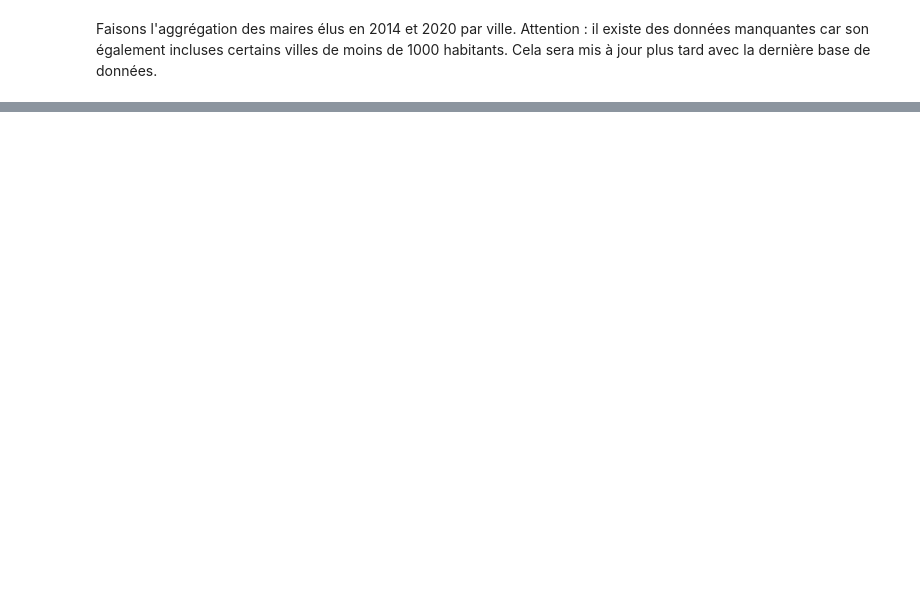
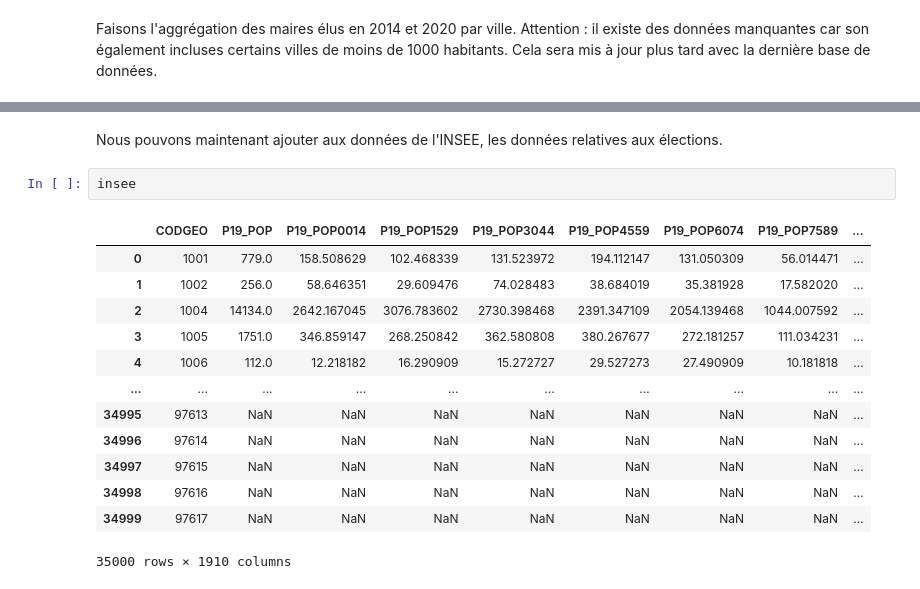
Before and after one commit to HenrideT/Projet_Python, a Jupyter notebook: Récupération.ipynb, the cells around one changed output, grey strips where cells are left out. Saved outputs shown, nothing was run; the diff lists cells and outputs as text; blank space fills up the shorter version.

```diff
--- a/Récupération.ipynb
+++ b/Récupération.ipynb
@@ -286,0 +360,18 @@ insee.head()
+# %% [markdown]
+Nous pouvons maintenant ajouter aux données de l'INSEE, les données relatives aux élections.
+# %%
+insee
+# %% [output]
+|  | CODGEO | P19_POP | P19_POP0014 | P19_POP1529 | P19_POP3044 | P19_POP4559 | P19_POP6074 | P19_POP7589 | ... |
+| 0 | 1001 | 779.0 | 158.508629 | 102.468339 | 131.523972 | 194.112147 | 131.050309 | 56.014471 | ... |
+| 1 | 1002 | 256.0 | 58.646351 | 29.609476 | 74.028483 | 38.684019 | 35.381928 | 17.582020 | ... |
+| 2 | 1004 | 14134.0 | 2642.167045 | 3076.783602 | 2730.398468 | 2391.347109 | 2054.139468 | 1044.007592 | ... |
+| 3 | 1005 | 1751.0 | 346.859147 | 268.250842 | 362.580808 | 380.267677 | 272.181257 | 111.034231 | ... |
+| 4 | 1006 | 112.0 | 12.218182 | 16.290909 | 15.272727 | 29.527273 | 27.490909 | 10.181818 | ... |
+| ... | ... | ... | ... | ... | ... | ... | ... | ... | ... |
+| 34995 | 97613 | NaN | NaN | NaN | NaN | NaN | NaN | NaN | ... |
+| 34996 | 97614 | NaN | NaN | NaN | NaN | NaN | NaN | NaN | ... |
+| 34997 | 97615 | NaN | NaN | NaN | NaN | NaN | NaN | NaN | ... |
+| 34998 | 97616 | NaN | NaN | NaN | NaN | NaN | NaN | NaN | ... |
+| 34999 | 97617 | NaN | NaN | NaN | NaN | NaN | NaN | NaN | ... |
+35000 rows × 1910 columns
```
Also changed, not shown: parts of 33 cells of this notebook.
